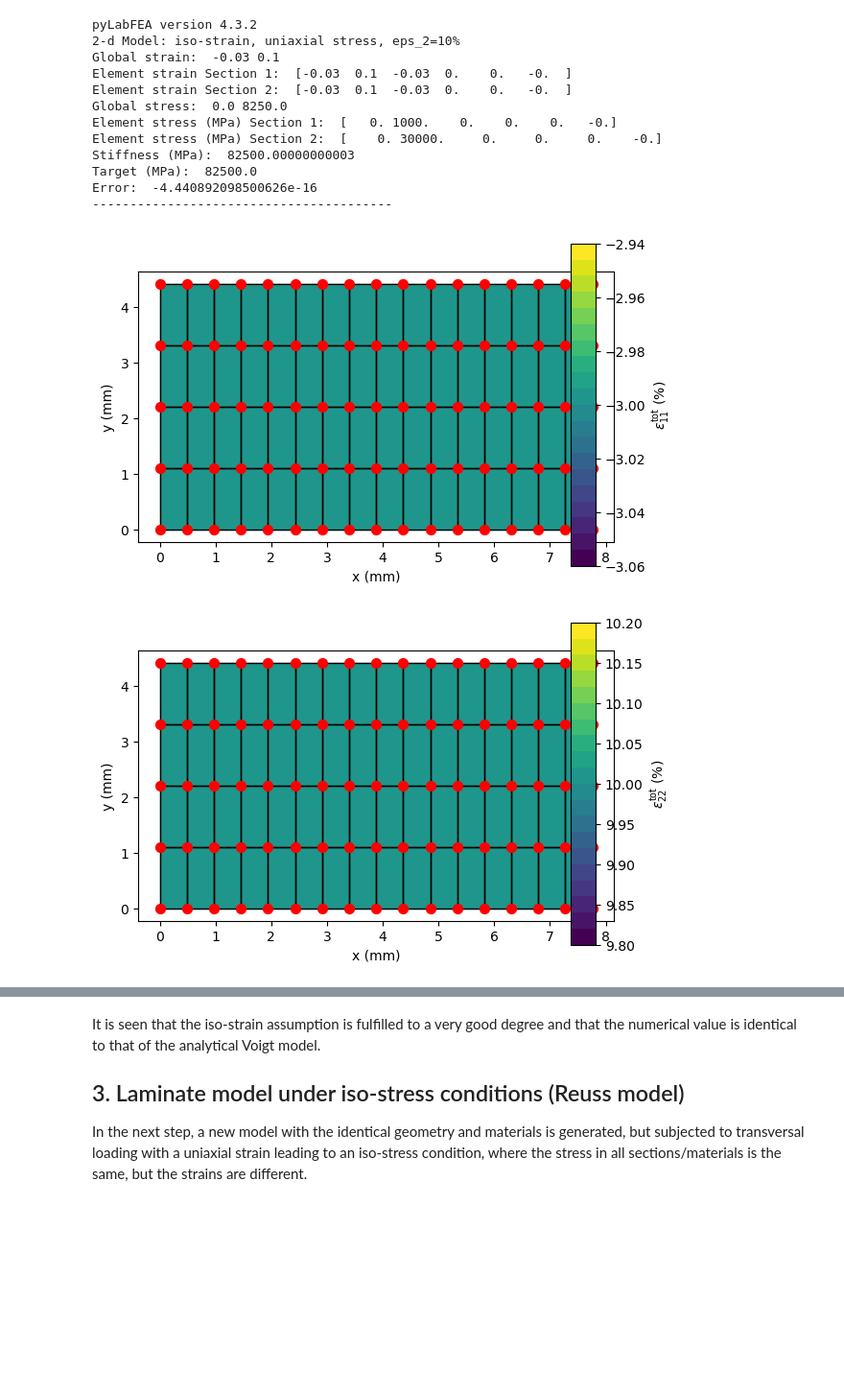
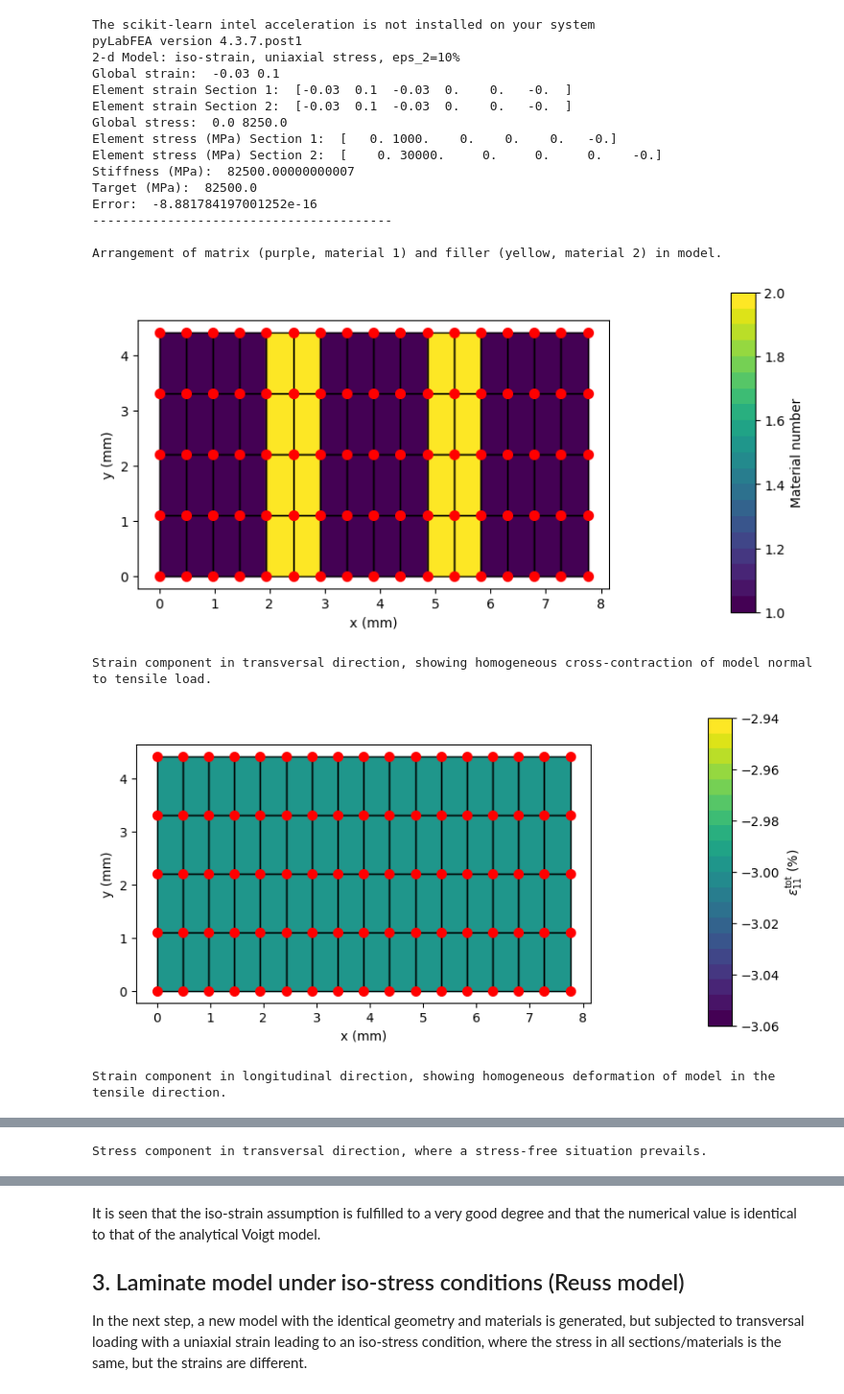
Before and after one commit to AHartmaier/pyLabFEA, a Jupyter notebook: notebooks/pyLabFEA_Composites.ipynb, the cells around one changed output, grey strips where cells are left out. Shown at 96% size. Drawn from its saved outputs; the diff is of its cells as text; code cells hidden in the pictures; blank space fills up the shorter version.

```diff
--- a/notebooks/pyLabFEA_Composites.ipynb
+++ b/notebooks/pyLabFEA_Composites.ipynb
@@ -49,54 +49,67 @@ In the first step, a laminate model with 5 different sections in generated. The
 import pylabfea as FE
 print('pyLabFEA version',FE.__version__)
 
-'laminate model is generated and elastic properties are assigned to each section'
+# laminate model is generated and elastic properties are assigned to each section
 fem_v = FE.Model(dim=2, planestress=True)   # call class to generate container for finite element model
 fem_v.geom([2, 1, 2, 1, 2], LY=4.) # define sections in absolute lengths
-mat1 = FE.Material()               # call class to generate container for material
+mat1 = FE.Material(name='matrix', num=1)  # call class to generate container for material
 mat1.elasticity(E=10.e3, nu=0.3)   # define materials by their elastic propertiess
-mat2 = FE.Material()               # define second material
+mat2 = FE.Material(name='filler', num=2)  # define filler as second material
 mat2.elasticity(E=300.e3, nu=0.3)
 fem_v.assign([mat1, mat2, mat1, mat2, mat1])  # assign the proper material to each section
 fmat1 = 6./8.   # calculate volume fraction of each material
 fmat2 = 2./8.
-'boundary conditions: uniaxial stress in longitudinal direction'
+
+# boundary conditions: uniaxial stress in longitudinal direction
 fem_v.bcleft(0.)                     # fix left and bottom boundary
 fem_v.bcbot(0.)
 fem_v.bcright(0., 'force')           # free boundary condition on right edge of model
 fem_v.bctop(0.1*fem_v.leny, 'disp')  # strain applied to top nodes
-'solution and evalutation of effective properties'
+
+# solution and evalutation of effective properties
 fem_v.mesh(NX=16, NY=4) # create mesh
 fem_v.solve()           # solve system of equations
 fem_v.calc_global()     # calculate global stress and strain
 mod_stiff = fem_v.glob['sig'][1]/fem_v.glob['eps'][1]     # effective stiffness of numerical model
 voigt_stiff = fmat1*mat1.E + fmat2*mat2.E # Voigt stiffness: weighted average of Young's moduli wrt volume fractions
 print('2-d Model: iso-strain, uniaxial stress, eps_2=10%')
 print('Global strain: ',fem_v.glob['eps'][0].round(decimals=3), fem_v.glob['eps'][1].round(decimals=3))
 print('Element strain Section 1: ', fem_v.element[0].eps.round(decimals=3))
 print('Element strain Section 2: ', fem_v.element[16].eps.round(decimals=3))
 print('Global stress: ',fem_v.glob['sig'][0].round(decimals=3), fem_v.glob['sig'][1].round(decimals=3))
 print('Element stress (MPa) Section 1: ', fem_v.element[0].sig.round(decimals=3))
 print('Element stress (MPa) Section 2: ', fem_v.element[16].sig.round(decimals=3))
 print('Stiffness (MPa): ',mod_stiff)
 print('Target (MPa): ', voigt_stiff)
 print('Error: ', 1.-mod_stiff/voigt_stiff)
-print('----------------------------------------')
-fem_v.plot('strain1',mag=1)
-fem_v.plot('strain2',mag=1)
-fem_v.plot('stress1',mag=1)
-fem_v.plot('stress2',mag=1)
+print('----------------------------------------\n')
+print('Arrangement of matrix (purple, material 1) and filler (yellow, material 2) in model.')
+fem_v.plot('mat',mag=1, pos_bar=1.1)
+print('\nStrain component in transversal direction, showing homogeneous cross-contraction of model normal to tensile load.')
+fem_v.plot('strain1',mag=1, pos_bar=1.1)
+print('\nStrain component in longitudinal direction, showing homogeneous deformation of model in the tensile direction.')
+fem_v.plot('strain2',mag=1, pos_bar=1.1)
+print('\nStress component in transversal direction, where a stress-free situation prevails.')
+fem_v.plot('stress1',mag=1, pos_bar=1.1)
+print('\nStress component in longitudinal direction, where stress in filler phase is higher than in matrix.')
+fem_v.plot('stress2',mag=1, pos_bar=1.1)
 # %% [output]
-pyLabFEA version 4.3.2
+The scikit-learn intel acceleration is not installed on your system
+pyLabFEA version 4.3.7.post1
 2-d Model: iso-strain, uniaxial stress, eps_2=10%
 Global strain:  -0.03 0.1
 Element strain Section 1:  [-0.03  0.1  -0.03  0.    0.   -0.  ]
 Element strain Section 2:  [-0.03  0.1  -0.03  0.    0.   -0.  ]
 Global stress:  0.0 8250.0
 Element stress (MPa) Section 1:  [   0. 1000.    0.    0.    0.   -0.]
 Element stress (MPa) Section 2:  [    0. 30000.     0.     0.     0.    -0.]
-Stiffness (MPa):  82500.00000000003
+Stiffness (MPa):  82500.00000000007
 Target (MPa):  82500.0
-Error:  -4.440892098500626e-16
+Error:  -8.881784197001252e-16
 ----------------------------------------
+
+Arrangement of matrix (purple, material 1) and filler (yellow, material 2) in model.
-[figure, old version]
+[figure, new version]
+Strain component in transversal direction, showing homogeneous cross-contraction of model normal to tensile load.
-[figure, old version]
+[figure, new version]
+Strain component in longitudinal direction, showing homogeneous deformation of model in the tensile direction.
@@ -103,0 +117 @@ Error:  -4.440892098500626e-16
+Stress component in transversal direction, where a stress-free situation prevails.
```
Also changed, not shown: parts of 6 cells of this notebook.
